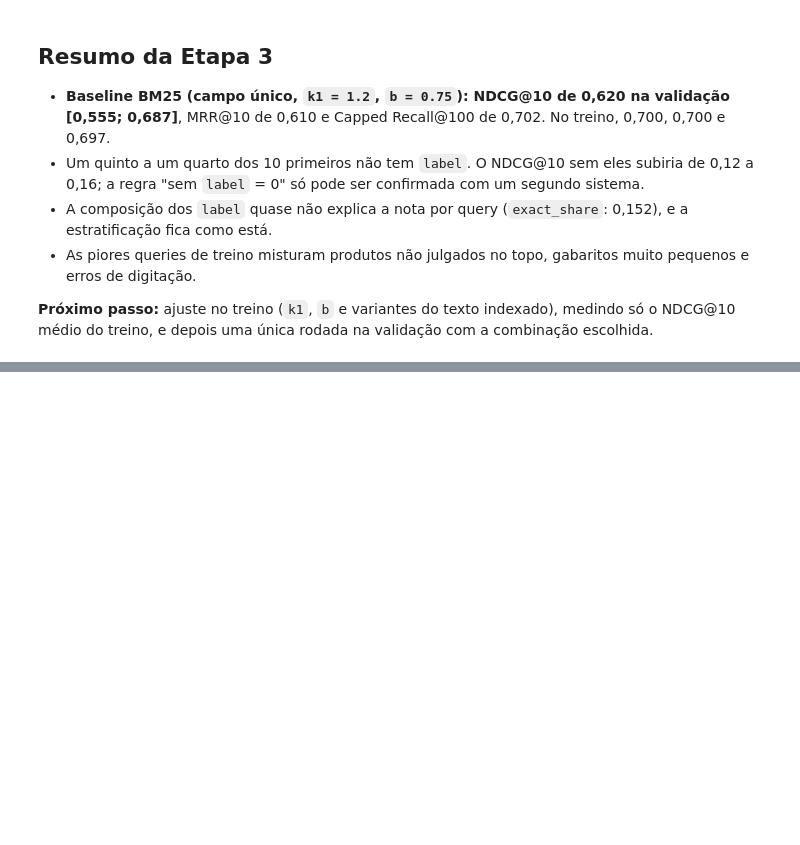
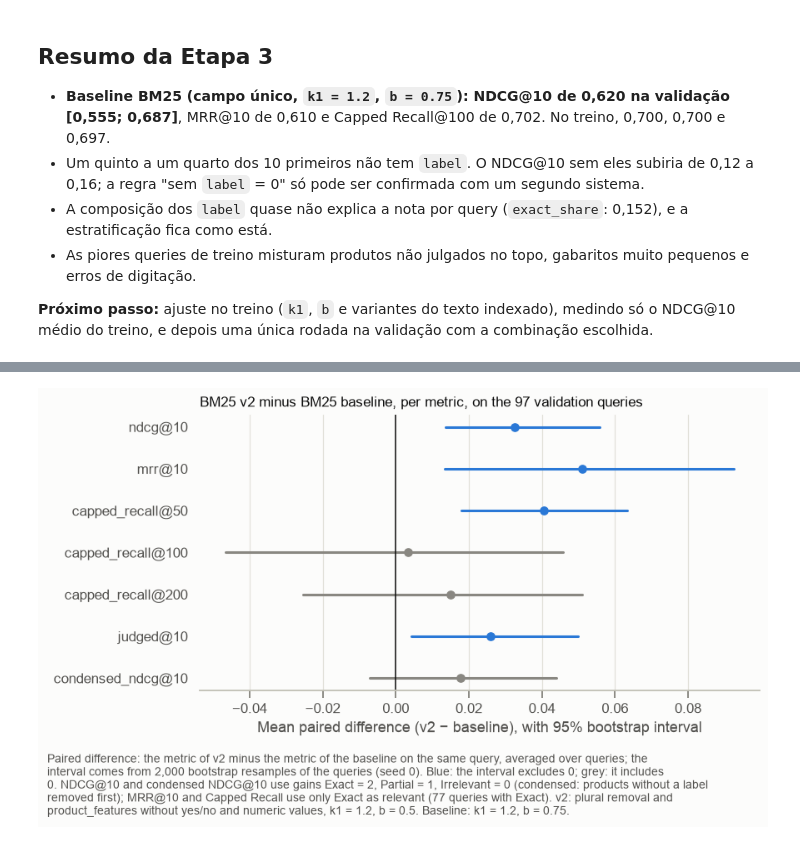
Before and after one commit to lubepe/ml_challenge, a Jupyter notebook: notebooks/02_bm25.ipynb, the cells around one changed output, grey strips where cells are left out. Saved outputs shown, nothing was run; the diff lists cells and outputs as text; code cells hidden in the pictures; blank space fills up the shorter version.

```diff
--- a/notebooks/02_bm25.ipynb
+++ b/notebooks/02_bm25.ipynb
@@ -651,0 +800,19 @@ display(worst[["query", "ndcg@10", "judged@10", "condensed_ndcg@10", "Exact", "P
+# %%
+v2_index = retrieval.BM25Index(v2_tokens.index.to_list(), v2_tokens.to_list(),
+                               k1=float(chosen["k1"]), b=float(chosen["b"]), stem=True)
+
+def v2_search(query_text: str, k: int) -> list[int]:
+    return v2_index.search(query_text, k=k)["product_id"].tolist()
+
+validation_queries = evaluate.split_queries(queries, split_by_query, "validation")
+v2_validation = evaluate.evaluate_system(v2_search, validation_queries, labels_by_query)
+baseline_validation = per_query["validation"]
+
+metric_names = ["ndcg@10", "mrr@10", "capped_recall@50", "capped_recall@100", "capped_recall@200",
+                "judged@10", "condensed_ndcg@10"]
+v2_vs_baseline = evaluate.compare_systems(v2_validation, baseline_validation, metric_names, name_a="v2", name_b="baseline")
+display(v2_vs_baseline[["baseline_ci", "v2_ci", "difference_ci", "interval_excludes_0", "n_queries",
+                        "share_v2_better", "share_baseline_better"]].round(3))
+latency = pd.DataFrame({name: table["latency_ms"].quantile([0.5, 0.95]) for name, table in
+                        [("baseline", baseline_validation), ("v2", v2_validation)]})
+display(latency.rename(index={0.5: "latency_ms_p50", 0.95: "latency_ms_p95"}).round(2))
@@ -651,0 +831,20 @@ display(worst[["query", "ndcg@10", "judged@10", "condensed_ndcg@10", "Exact", "P
+# %%
+import matplotlib.pyplot as plt
+
+fig, ax = plt.subplots(figsize=(8, 4))
+plots.difference_plot(ax, list(v2_vs_baseline.index), v2_vs_baseline["difference"],
+                      v2_vs_baseline["difference_ci_low"], v2_vs_baseline["difference_ci_high"])
+ax.set_title("BM25 v2 minus BM25 baseline, per metric, on the 97 validation queries")
+ax.set_xlabel("Mean paired difference (v2 − baseline), with 95% bootstrap interval")
+fig.tight_layout()
+plots.add_caption(fig, (
+    "Paired difference: the metric of v2 minus the metric of the baseline on the same query, averaged over "
+    "queries; the interval comes from 2,000 bootstrap resamples of the queries (seed 0). Blue: the interval "
+    "excludes 0; grey: it includes 0. NDCG@10 and condensed NDCG@10 use gains Exact = 2, Partial = 1, "
+    "Irrelevant = 0 (condensed: products without a label removed first); MRR@10 and Capped Recall use only "
+    "Exact as relevant (77 queries with Exact). v2: plural removal and product_features without yes/no and "
+    "numeric values, k1 = 1.2, b = 0.5. Baseline: k1 = 1.2, b = 0.75."
+))
+plt.show()
+# %% [output]
+[figure, added]
```
Also changed, not shown: parts of 15 cells of this notebook, 10 other files.
